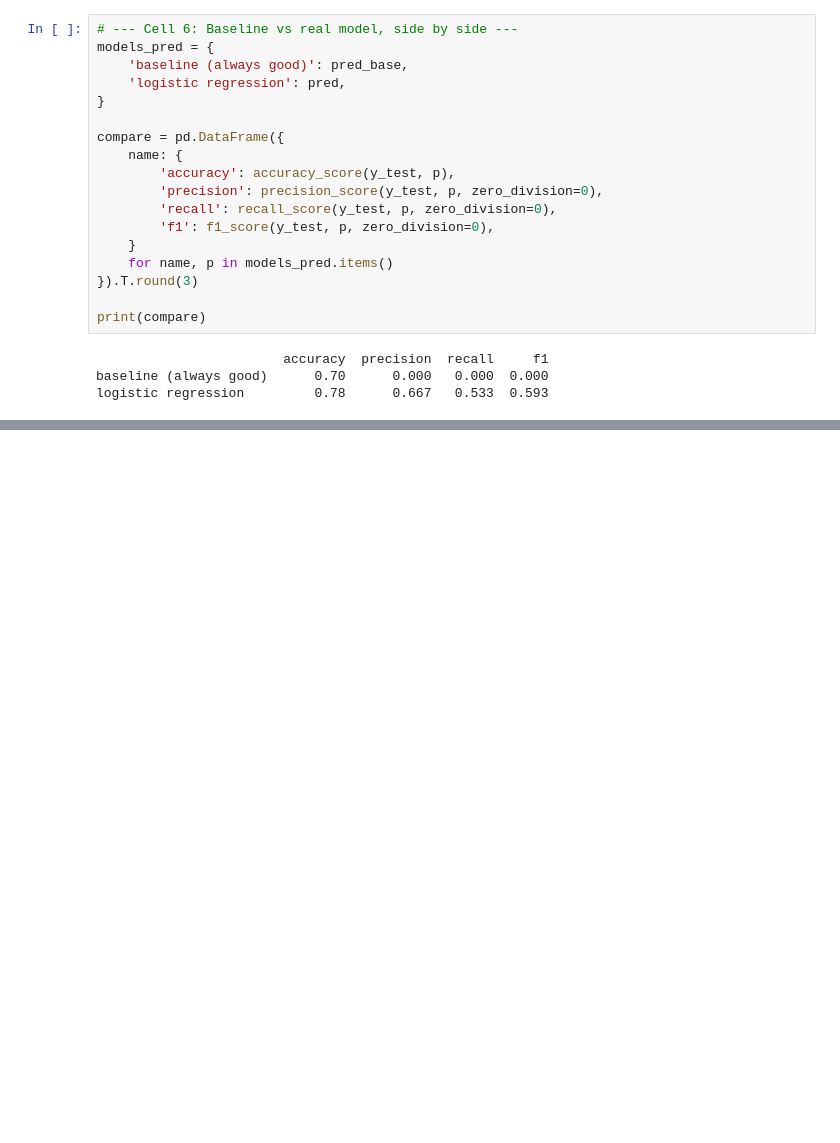
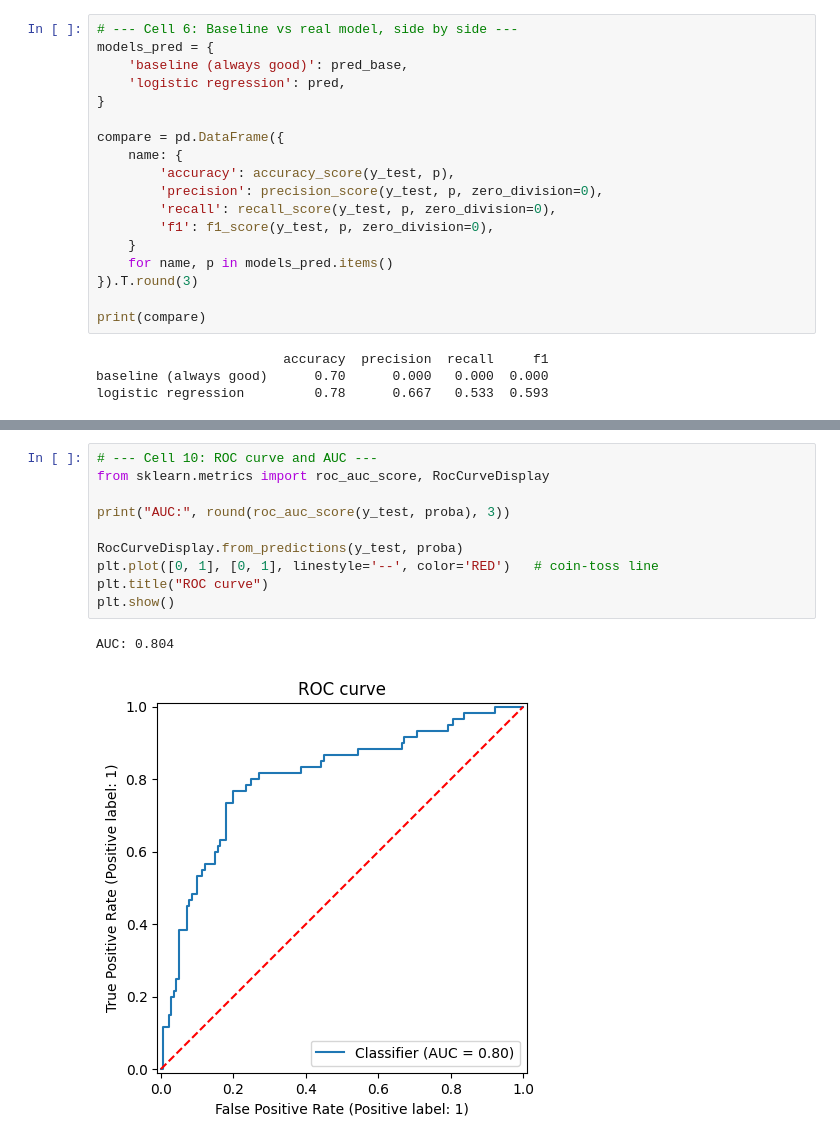
Before and after one commit to dhiru69-tech/ML-Techniques-Lab-Project, a Jupyter notebook: notebooks/day08_evaluation_metrics.ipynb, the cells around one changed output, grey strips where cells are left out. Drawn from its saved outputs; the diff is of its cells as text; blank space fills up the shorter version.

```diff
--- a/notebooks/day08_evaluation_metrics.ipynb
+++ b/notebooks/day08_evaluation_metrics.ipynb
@@ -133,0 +208,13 @@ logistic regression         0.78      0.667   0.533  0.593
+# %%
+# --- Cell 10: ROC curve and AUC ---
+from sklearn.metrics import roc_auc_score, RocCurveDisplay
+
+print("AUC:", round(roc_auc_score(y_test, proba), 3))
+
+RocCurveDisplay.from_predictions(y_test, proba)
+plt.plot([0, 1], [0, 1], linestyle='--', color='RED')   # coin-toss line
+plt.title("ROC curve")
+plt.show()
+# %% [output]
+AUC: 0.804
+[figure, added]
```
Also changed, not shown: parts of 3 cells of this notebook.
